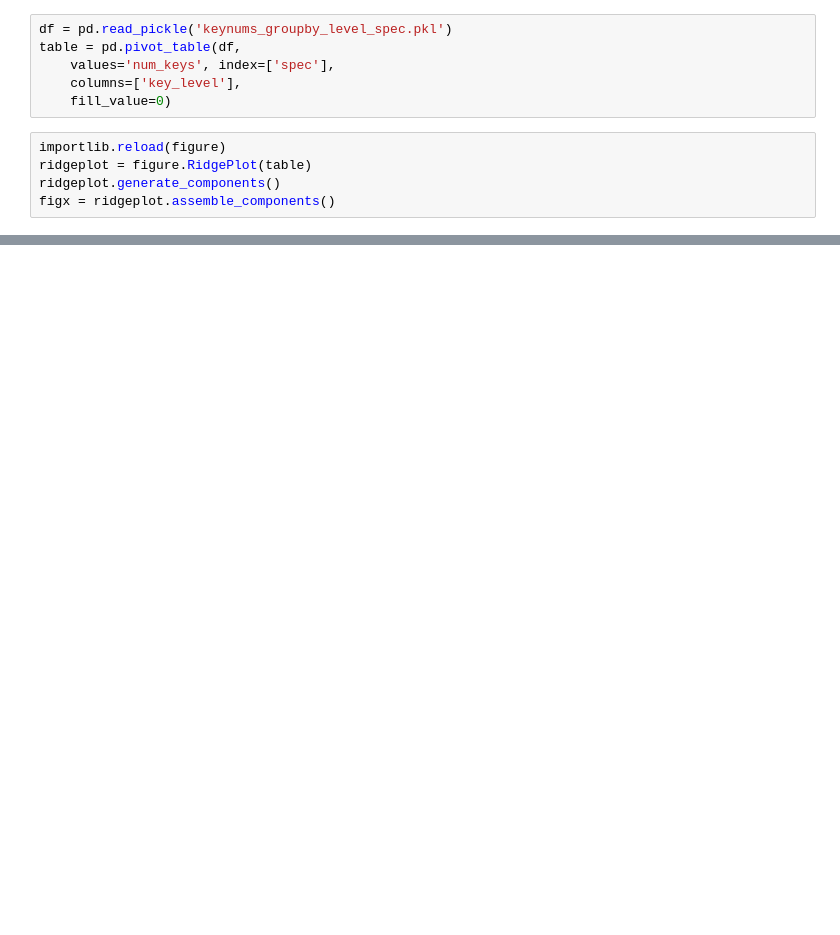
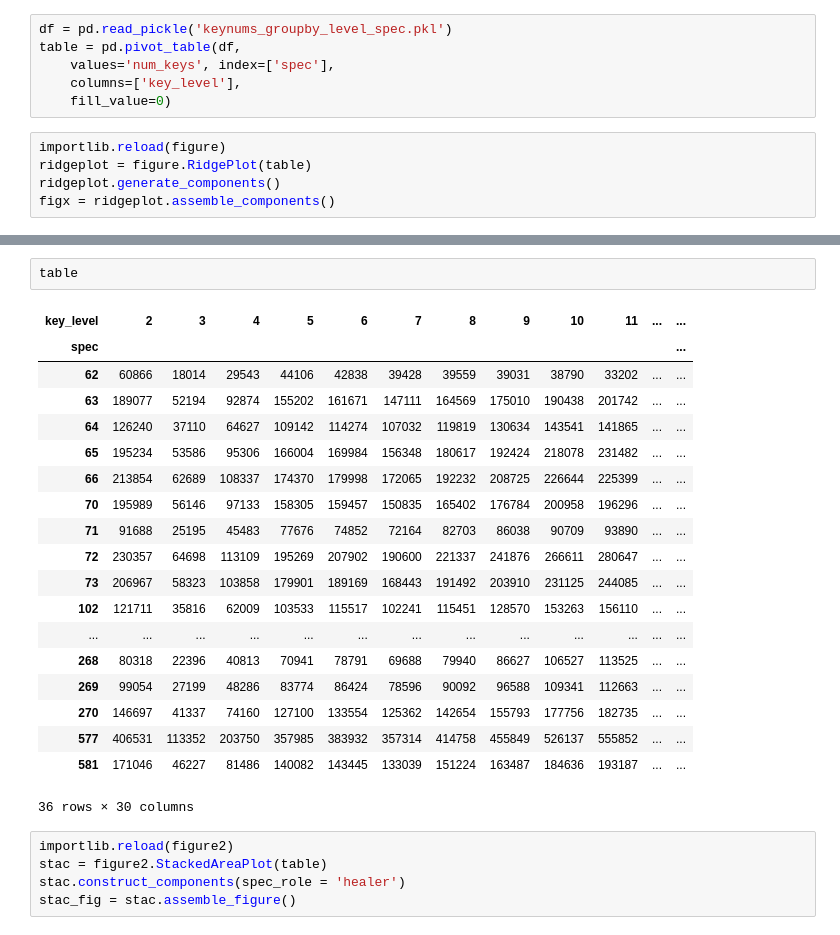
Before and after one commit to ily123/blizzard_api, a Jupyter notebook: dashboard_class_representation/ridge_plot_module.ipynb, the cells around one changed output, grey strips where cells are left out. Cells and saved outputs as stored; diff of their text form; blank space fills up the shorter version.

```diff
--- a/dashboard_class_representation/ridge_plot_module.ipynb
+++ b/dashboard_class_representation/ridge_plot_module.ipynb
@@ -27,0 +27,27 @@ figx.show()
+# %%
+table
+# %% [output]
+| key_level | 2 | 3 | 4 | 5 | 6 | 7 | 8 | 9 | 10 | 11 | ... | ... |
+| spec |  |  |  |  |  |  |  |  |  |  |  | ... |
+| 62 | 60866 | 18014 | 29543 | 44106 | 42838 | 39428 | 39559 | 39031 | 38790 | 33202 | ... | ... |
+| 63 | 189077 | 52194 | 92874 | 155202 | 161671 | 147111 | 164569 | 175010 | 190438 | 201742 | ... | ... |
+| 64 | 126240 | 37110 | 64627 | 109142 | 114274 | 107032 | 119819 | 130634 | 143541 | 141865 | ... | ... |
+| 65 | 195234 | 53586 | 95306 | 166004 | 169984 | 156348 | 180617 | 192424 | 218078 | 231482 | ... | ... |
+| 66 | 213854 | 62689 | 108337 | 174370 | 179998 | 172065 | 192232 | 208725 | 226644 | 225399 | ... | ... |
+| 70 | 195989 | 56146 | 97133 | 158305 | 159457 | 150835 | 165402 | 176784 | 200958 | 196296 | ... | ... |
+| 71 | 91688 | 25195 | 45483 | 77676 | 74852 | 72164 | 82703 | 86038 | 90709 | 93890 | ... | ... |
+| 72 | 230357 | 64698 | 113109 | 195269 | 207902 | 190600 | 221337 | 241876 | 266611 | 280647 | ... | ... |
+| 73 | 206967 | 58323 | 103858 | 179901 | 189169 | 168443 | 191492 | 203910 | 231125 | 244085 | ... | ... |
+| 102 | 121711 | 35816 | 62009 | 103533 | 115517 | 102241 | 115451 | 128570 | 153263 | 156110 | ... | ... |
+| ... | ... | ... | ... | ... | ... | ... | ... | ... | ... | ... | ... | ... |
+| 268 | 80318 | 22396 | 40813 | 70941 | 78791 | 69688 | 79940 | 86627 | 106527 | 113525 | ... | ... |
+| 269 | 99054 | 27199 | 48286 | 83774 | 86424 | 78596 | 90092 | 96588 | 109341 | 112663 | ... | ... |
+| 270 | 146697 | 41337 | 74160 | 127100 | 133554 | 125362 | 142654 | 155793 | 177756 | 182735 | ... | ... |
+| 577 | 406531 | 113352 | 203750 | 357985 | 383932 | 357314 | 414758 | 455849 | 526137 | 555852 | ... | ... |
+| 581 | 171046 | 46227 | 81486 | 140082 | 143445 | 133039 | 151224 | 163487 | 184636 | 193187 | ... | ... |
+36 rows × 30 columns
+# %%
+importlib.reload(figure2)
+stac = figure2.StackedAreaPlot(table)
+stac.construct_components(spec_role = 'healer')
+stac_fig = stac.assemble_figure()
```
Also changed, not shown: parts of 5 cells of this notebook, 8 other files.
